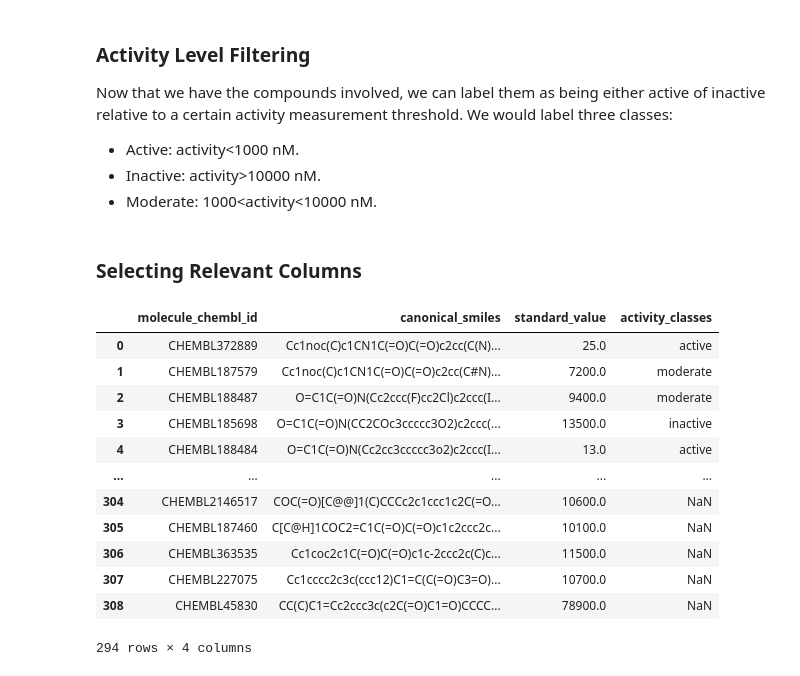
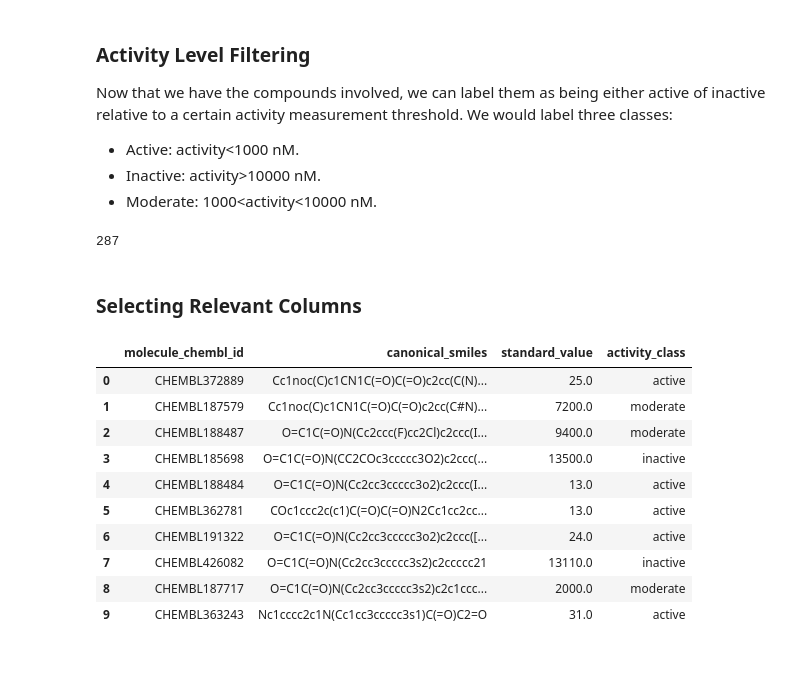
Before and after one commit to mehdimerbah/CompDrugDiscovery, a Jupyter notebook: CDD_preprocessing.ipynb, the cells around one changed output. Saved outputs shown, nothing was run; the diff lists cells and outputs as text; code cells hidden in the pictures.

```diff
--- a/CDD_preprocessing.ipynb
+++ b/CDD_preprocessing.ipynb
@@ -86,28 +79,30 @@ for i in bioactivity_DF.standard_value:
   else:
     activity_classes.append("moderate")
 
-activity_classes = pd.Series(activity_classes, name='activity_classes')
+#activity_classes = pd.Series(activity_classes, name='activity_classes')
+len(activity_classes)
+# %% [output]
+287
 # %% [markdown]
 ### Selecting Relevant Columns
 # %%
 ## Select columns of interest
-bioactivity_DF = bioactivity_DF[['molecule_chembl_id','canonical_smiles', 'standard_value']]
-bioactivity_DF = pd.concat([bioactivity_DF, activity_classes], axis=1)
-bioactivity_DF
+columns = ['molecule_chembl_id','canonical_smiles', 'standard_value']
+bioactivity_DF = bioactivity_DF[columns]
+bioactivity_DF['activity_class'] = activity_classes
+bioactivity_DF.head(10)
 # %% [output]
-|  | molecule_chembl_id | canonical_smiles | standard_value | activity_classes |
+|  | molecule_chembl_id | canonical_smiles | standard_value | activity_class |
 | 0 | CHEMBL372889 | Cc1noc(C)c1CN1C(=O)C(=O)c2cc(C(N)... | 25.0 | active |
 | 1 | CHEMBL187579 | Cc1noc(C)c1CN1C(=O)C(=O)c2cc(C#N)... | 7200.0 | moderate |
 | 2 | CHEMBL188487 | O=C1C(=O)N(Cc2ccc(F)cc2Cl)c2ccc(I... | 9400.0 | moderate |
 | 3 | CHEMBL185698 | O=C1C(=O)N(CC2COc3ccccc3O2)c2ccc(... | 13500.0 | inactive |
 | 4 | CHEMBL188484 | O=C1C(=O)N(Cc2cc3ccccc3o2)c2ccc(I... | 13.0 | active |
-| ... | ... | ... | ... | ... |
-| 304 | CHEMBL2146517 | COC(=O)[C@@]1(C)CCCc2c1ccc1c2C(=O... | 10600.0 | NaN |
-| 305 | CHEMBL187460 | C[C@H]1COC2=C1C(=O)C(=O)c1c2ccc2c... | 10100.0 | NaN |
-| 306 | CHEMBL363535 | Cc1coc2c1C(=O)C(=O)c1c-2ccc2c(C)c... | 11500.0 | NaN |
-| 307 | CHEMBL227075 | Cc1cccc2c3c(ccc12)C1=C(C(=O)C3=O)... | 10700.0 | NaN |
-| 308 | CHEMBL45830 | CC(C)C1=Cc2ccc3c(c2C(=O)C1=O)CCCC... | 78900.0 | NaN |
+| 5 | CHEMBL362781 | COc1ccc2c(c1)C(=O)C(=O)N2Cc1cc2cc... | 13.0 | active |
+| 6 | CHEMBL191322 | O=C1C(=O)N(Cc2cc3ccccc3o2)c2ccc([... | 24.0 | active |
+| 7 | CHEMBL426082 | O=C1C(=O)N(Cc2cc3ccccc3s2)c2ccccc21 | 13110.0 | inactive |
+| 8 | CHEMBL187717 | O=C1C(=O)N(Cc2cc3ccccc3s2)c2c1ccc... | 2000.0 | moderate |
+| 9 | CHEMBL363243 | Nc1cccc2c1N(Cc1cc3ccccc3s1)C(=O)C2=O | 31.0 | active |
-294 rows × 4 columns
 # %%
 ## Saving preprocessed data to csv
 bioactivity_DF.to_csv('preprocessed_bioactivity_data.csv', index= False)
```
Also changed, not shown: parts of 3 cells of this notebook.
